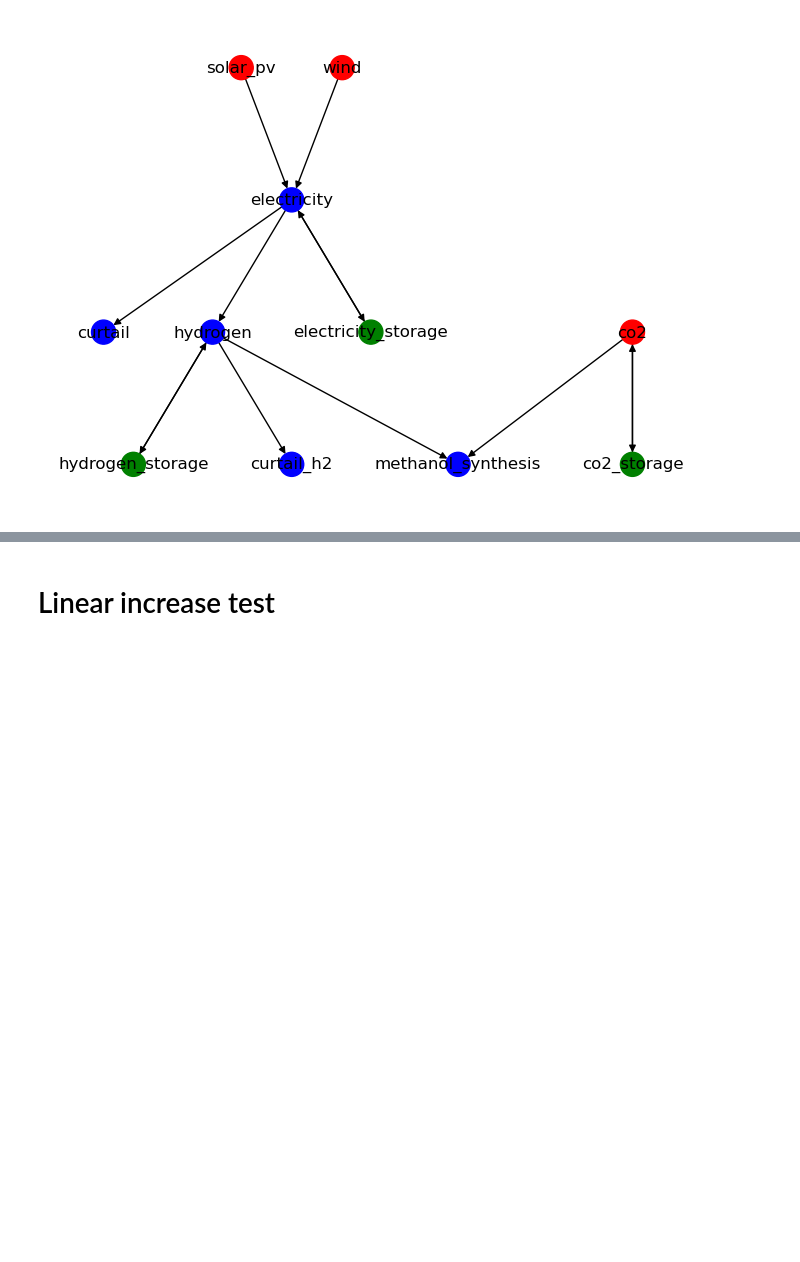
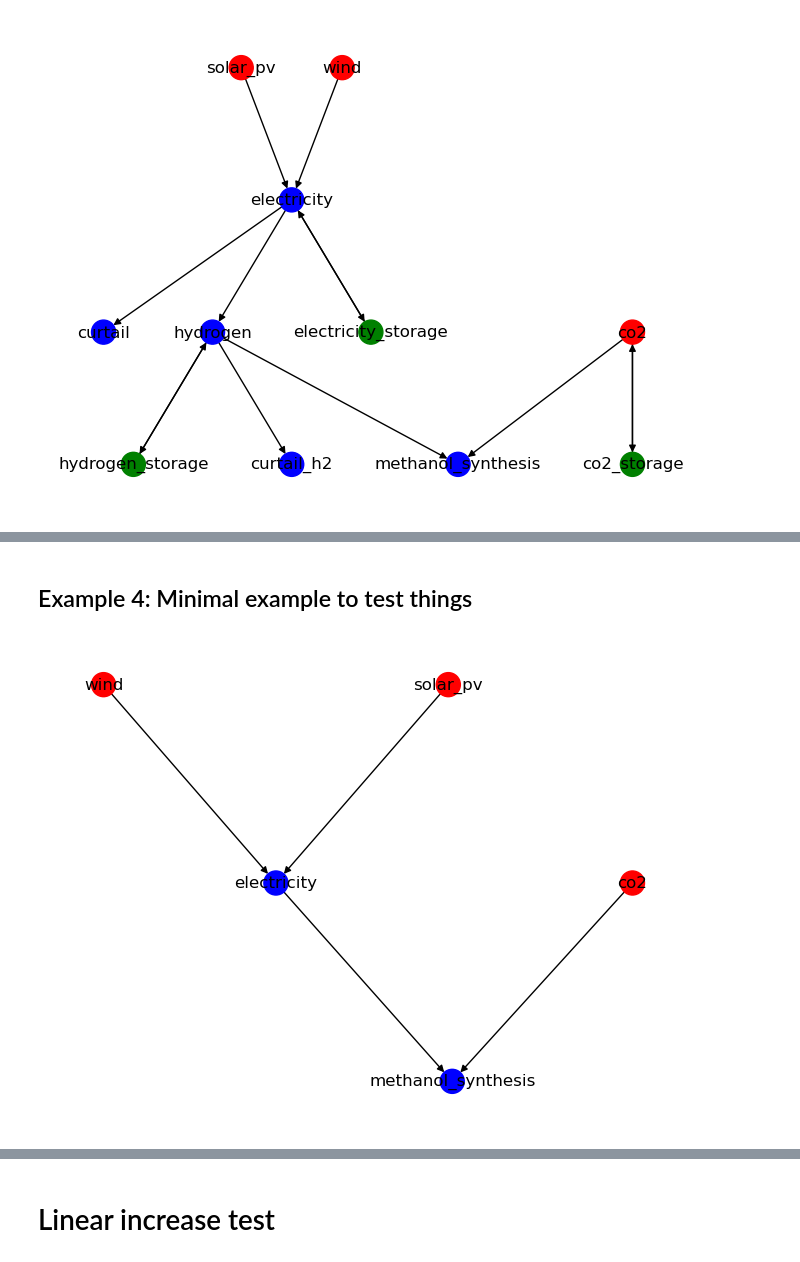
Before and after one commit to inwe-boku/syfop, a Jupyter notebook: try-with-linopy.ipynb, the cells around one changed output, grey strips where cells are left out. Cells and saved outputs as stored; diff of their text form; code cells hidden in the pictures; blank space fills up the shorter version.

```diff
--- a/try-with-linopy.ipynb
+++ b/try-with-linopy.ipynb
@@ -109,7 +112,7 @@ class System:
     # basically a list of all technologies
     def __init__(self, nodes):
         self.nodes = nodes
-        self.nodes_dict = {node.name for node in nodes}
+        self.nodes_dict = {node.name: node for node in nodes}
         self.graph = self._create_graph(nodes)
         self.model = self._generate_optimization_model(nodes)
 
@@ -159,6 +162,8 @@ class System:
                     for input_ in node.inputs
                 }
             else:
+                # if input_flows is not None, we have a FixedInput, which we need to scale only
+                # if there is a size defined, otherwise it will stay as scalar
                 if node.size is not None:
                     node.input_flows[""] = node.size * node.input_flows[""]
 
@@ -178,7 +183,8 @@ class System:
         # constraint: size of technology
         for node in nodes:
             if node.output_flows is not None and node.size:
-                model.add_constraints(1 * sum(node.output_flows) - node.size <= 0)
+                # FIXME this is probably wrong for FixedInput?!
+                model.add_constraints(1 * sum(node.output_flows) - node.size <= 0, name=f"limit_outflow_by_size_{node.name}")
 
         # constraint: proportion of inputs
         for node in nodes:
@@ -186,10 +192,10 @@ class System:
                 hasattr(node, "input_proportions")
                 and node.input_proportions is not None
             ):
-                total_input = sum(node.input_flows.values())
                 for name, proportion in node.input_proportions.items():
+                    total_input = sum(input_flow for n, input_flow in node.input_flows.items() if n != name)
                     model.add_constraints(
-                        proportion * total_input - node.input_flows[name] == 0.0
+                        proportion * total_input + (proportion - 1) * node.input_flows[name] == 0.0
                     )
 
         # storage
@@ -217,7 +223,7 @@ class System:
                 model.add_constraints(level - size <= 0)
                 model.add_constraints(
                     level.isel(time=0)
-                    - node.storage.charging_loss * charge.isel(time=0)
+                    - (1- node.storage.charging_loss) * charge.isel(time=0)
                     + discharge.isel(time=0)
                     == 0
                 )
@@ -225,7 +231,7 @@ class System:
                     level
                     - (1 - node.storage.storage_loss)
                     * level.shift(time=-1).isel(time=slice(1, None))
-                    - node.storage.charging_loss * charge
+                    - (1 - node.storage.charging_loss) * charge
                     + discharge
                     == 0
                 )
@@ -285,11 +291,12 @@ class System:
         return model
 
     def optimize(self, solver="glpk"):
-        self.model.solve(solver_name=solver)
+        self.model.solve(solver_name=solver, keep_files=True)
 
     def total_costs(self):
         technology_costs = sum(node.size * node.costs for node in self.nodes if node.costs)
-        storage_costs = sum(node.storage.size * node.storage.costs for node in system.nodes if hasattr(node, 'storage') and node.storage is not None)
+        storage_costs = sum(node.storage.size * node.storage.costs for node in self.nodes if hasattr(node, 'storage') and node.storage is not None)
+
         if storage_costs != 0:
             # if there is no technology, storage costs is simply an int and this is not combinable with a linopy expression uargh... :-/
             return technology_costs + storage_costs
@@ -477,0 +592,11 @@ Optimal objective  9.999010000e+00
+# %% [markdown]
+## Example 4: Minimal example to test things
+# %%
+NUM_TIME_STEPS = 10
+# %%
+def const_time_series(value):
+    return xr.DataArray(
+        value * np.ones(NUM_TIME_STEPS),
+        dims="time",
+        coords={"time": np.arange(NUM_TIME_STEPS)},
+    )
@@ -477,0 +655,4 @@ Optimal objective  9.999010000e+00
+# %%
+system.draw()
+# %% [output]
+[figure, added]
```
Also changed, not shown: parts of 29 cells of this notebook.
